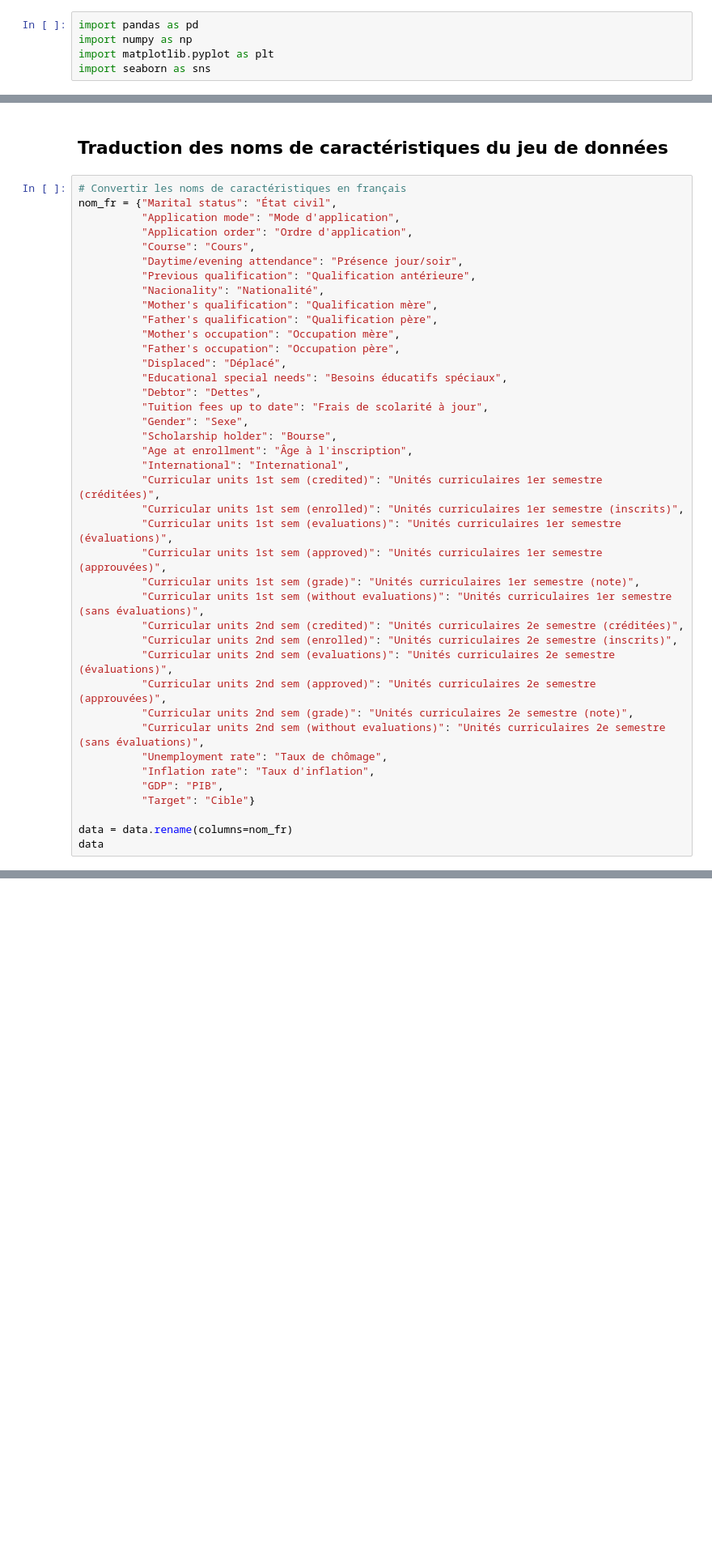
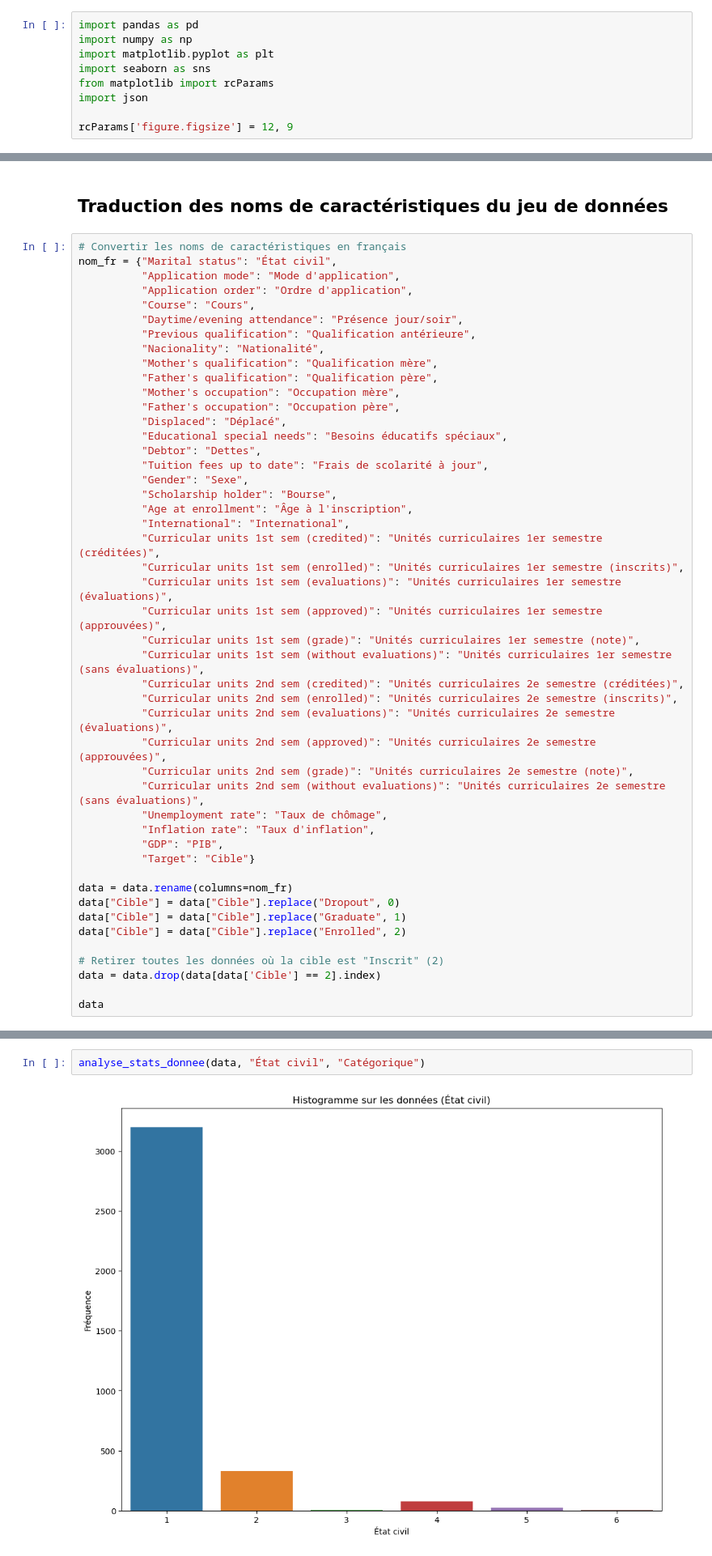
Before and after one commit to Zargotrax/MachineLearningStudentSuccess, a Jupyter notebook: analyse_donnee.ipynb, the cells around one changed output, grey strips where cells are left out. Shown at 81% size. Drawn from its saved outputs; the diff is of its cells as text; blank space fills up the shorter version.

Commit message:
Ajout de l'analyse statistique des données

```diff
--- a/analyse_donnee.ipynb
+++ b/analyse_donnee.ipynb
@@ -10,3 +10,7 @@ import pandas as pd
 import numpy as np
 import matplotlib.pyplot as plt
 import seaborn as sns
+from matplotlib import rcParams
+import json
+
+rcParams['figure.figsize'] = 12, 9
@@ -291,6 +338,13 @@ nom_fr = {"Marital status": "État civil",
           "Target": "Cible"}
 
 data = data.rename(columns=nom_fr)
+data["Cible"] = data["Cible"].replace("Dropout", 0)
+data["Cible"] = data["Cible"].replace("Graduate", 1)
+data["Cible"] = data["Cible"].replace("Enrolled", 2)
+
+# Retirer toutes les données où la cible est "Inscrit" (2)
+data = data.drop(data[data['Cible'] == 2].index)
+
 data
 # %% [output]
 |  | État civil | Mode d'application | Ordre d'application | Cours | Présence jour/soir | ... |
@@ -308,0 +404,4 @@ data
+# %%
+analyse_stats_donnee(data, "État civil", "Catégorique")
+# %% [output]
+[figure, added]
```
Also changed, not shown: parts of 83 cells of this notebook, 1 other file.
